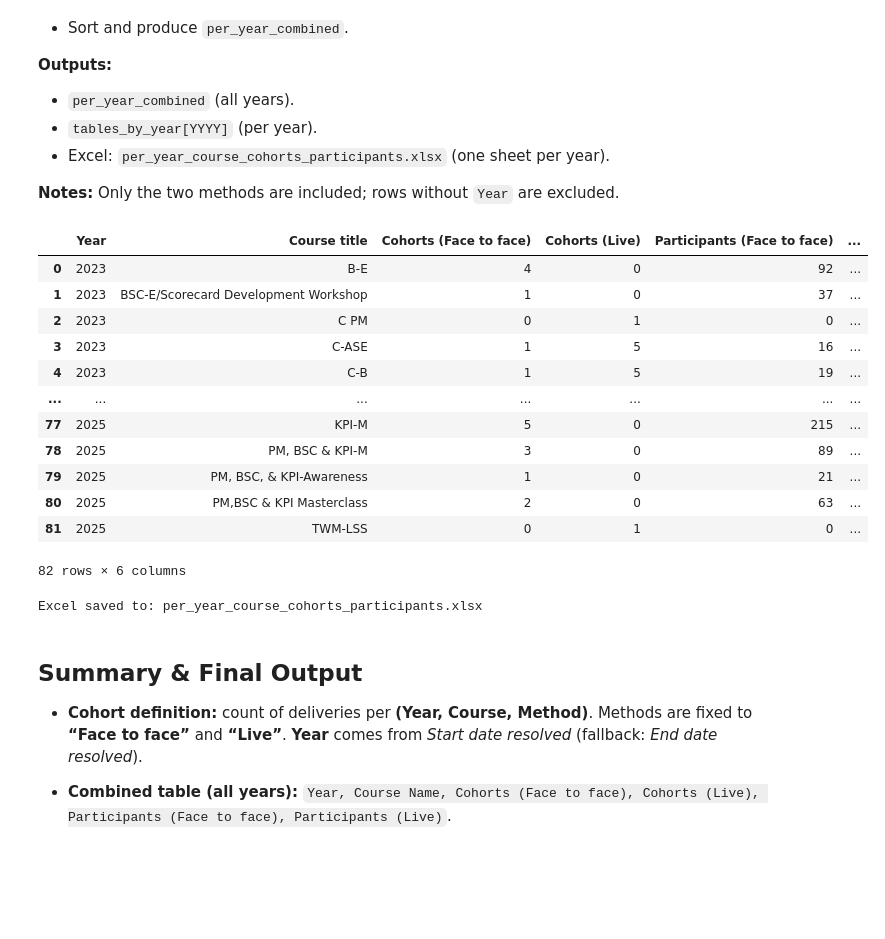
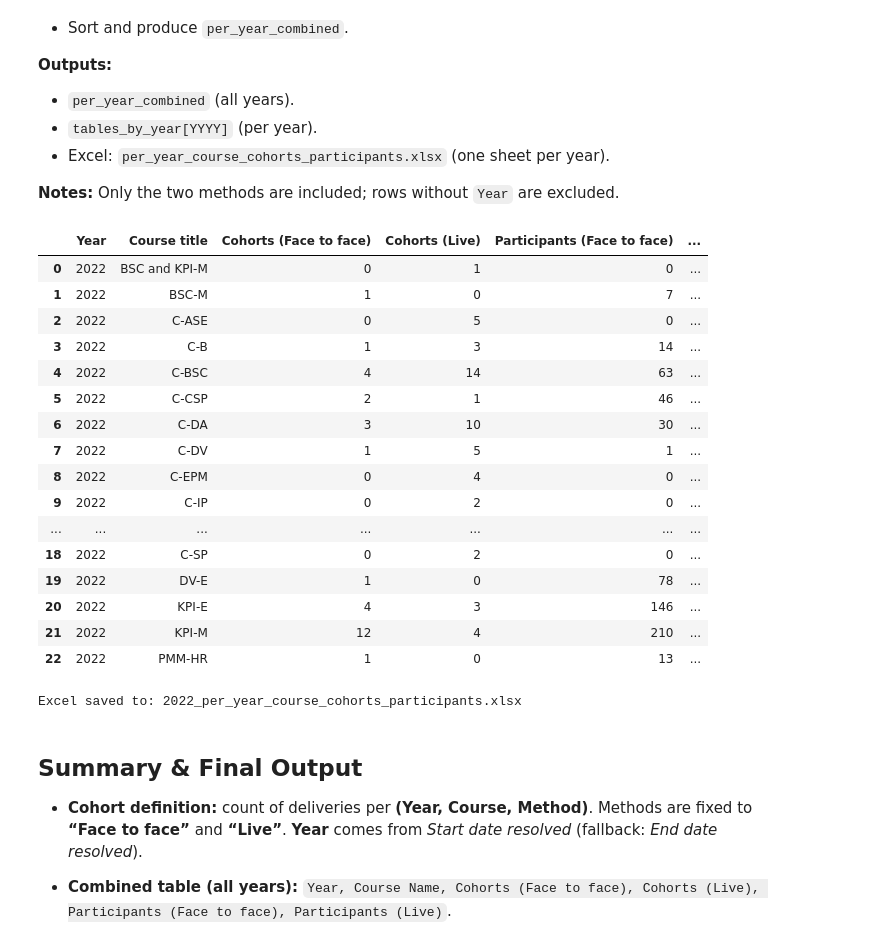
Before and after one commit to adamdandi/training-performance-analysis, a Jupyter notebook: 2023-2025-training-performance-analysis.ipynb, the cells around one changed output. Cells and saved outputs as stored; diff of their text form; code cells hidden in the pictures; blank space fills up the shorter version.

```diff
--- a/2023-2025-training-performance-analysis.ipynb
+++ b/2023-2025-training-performance-analysis.ipynb
@@ -152,17 +153,17 @@ course['Start date std'] = parse_dates(course['Start date'])
 course['End date std']   = parse_dates(course['End date'])
 
 # Keep ONLY rows where Start date std OR End date std is in 2023/2024/2025
-valid_years = {2023, 2024, 2025}
+valid_years = {2022}
 mask_years = (
     course['Start date std'].dt.year.isin(valid_years) |
     course['End date std'].dt.year.isin(valid_years)
 )
 course = course[mask_years].reset_index(drop=True)
-# Explicitly exclude any row where Start/End std is in 2022
-course = course[~(course['Start date std'].dt.year.eq(2022) | course['End date std'].dt.year.eq(2022))].reset_index(drop=True)
+# Explicitly exclude any row where Start/End std is in 2021
+course = course[~(course['Start date std'].dt.year.eq(2021) | course['End date std'].dt.year.eq(2021))].reset_index(drop=True)
 
 # (Optional) quick look
-print("Filtered rows (years 2023–2025 in Start/End std):", len(course))
+print("Filtered rows (years 2022 in Start/End std):", len(course))
 display(course.head(20))
 display(course.tail(20))
 # %% [output]
@@ -410,9 +388,9 @@ course_dedup['Duration (days)'] = (
 ).dt.days + 1
 
 # 2) Targeted flags
-#    - Duration < 1  : end before start (likely parsing/data error)
+#    - Duration < 2  : end before start (likely parsing/data error) and same date check
 #    - Duration > 15 : unusually long, needs review
-suspicious_mask = (course_dedup['Duration (days)'] < 1) | (course_dedup['Duration (days)'] > 15)
+suspicious_mask = (course_dedup['Duration (days)'] < 2) | (course_dedup['Duration (days)'] > 15)
 
 # 3) Clear outputs
 #    a) Rows with unparsed dates (either std date is NaT)
@@ -436,7 +414,7 @@ suspicious_count = suspicious_mask.sum()
 
 print(f"Total rows (dedup): {rows_total}")
 print(f"Rows with unparsed dates (NaT): {nat_count}")
-print(f"Rows with suspicious durations (<1 or >15 days): {suspicious_count}\n")
+print(f"Rows with suspicious durations (<2 or >15 days): {suspicious_count}\n")
 
 print(" ROWS WITH SUSPICIOUS DURATION ")
 display(suspicious_table)
@@ -615,14 +581,17 @@ Such cases often mean the **end date is earlier than the start date**, indicatin
 Detect rows where **date parsing failed**, resulting in `NaT` (*Not a Time*) values.
 These records represent **invalid or unreadable date formats** that require manual review or correction.
 # %%
+# Allow full row display
+pd.set_option('display.max_rows', None)
+
 #  Main Logic: Filter for remaining problematic rows
 
 # 1. Filter for courses with unusually long durations
 long_duration_mask = resolved_table['Duration resolved (days)'] > 15
 long_duration_table = resolved_table[long_duration_mask]
 
-# 2. Filter for courses with illogical durations (less than 1 day)
-short_duration_mask = resolved_table['Duration resolved (days)'] < 1
+# 2. Filter for courses with illogical durations (less than 1 day and same date check)
+short_duration_mask = resolved_table['Duration resolved (days)'] < 2
 short_duration_table = resolved_table[short_duration_mask]
 
 # 3. Define columns for a clean, consistent view
@@ -1045,47 +971,51 @@ per_year_combined = wide[
 # Show the combined table (nicely in notebooks)
 display(per_year_combined)
 
 # 6) Split into separate tables per year (drop the Year column inside each sheet)
 tables_by_year = {
     int(year): sub.drop(columns="Year").reset_index(drop=True)
     for year, sub in per_year_combined.groupby("Year", dropna=False)
 }
 
 # Example: access a specific year's table
 # display(tables_by_year[2023].head())
 
 # 7) Write to Excel with one sheet per year (sheet name = the year)
 #    If you only want exactly 3 sheets, see the commented block below.
-out_path = "per_year_course_cohorts_participants.xlsx"
+out_path = "2022_per_year_course_cohorts_participants.xlsx"
 with pd.ExcelWriter(out_path) as writer:
     for year in sorted(tables_by_year):
         sheet_name = f"{year}"
         tables_by_year[year].to_excel(writer, sheet_name=sheet_name, index=False)
 
 print(f"Excel saved to: {out_path}")
 
 # --- If you specifically want only 3 sheets (e.g., first three chronological years), use this instead:
 # first_three_years = sorted(tables_by_year)[:3]
 # out_path_3 = "per_year_course_cohorts_participants_first3.xlsx"
 # with pd.ExcelWriter(out_path_3) as writer:
 #     for year in first_three_years:
 #         tables_by_year[year].to_excel(writer, sheet_name=str(year), index=False)
 # print(f"Excel (first 3 years) saved to: {out_path_3}")
 # %% [output]
 |  | Year | Course title | Cohorts (Face to face) | Cohorts (Live) | Participants (Face to face) | ... |
-| 0 | 2023 | B-E | 4 | 0 | 92 | ... |
-| 1 | 2023 | BSC-E/Scorecard Development Workshop | 1 | 0 | 37 | ... |
-| 2 | 2023 | C PM | 0 | 1 | 0 | ... |
-| 3 | 2023 | C-ASE | 1 | 5 | 16 | ... |
-| 4 | 2023 | C-B | 1 | 5 | 19 | ... |
+| 0 | 2022 | BSC and KPI-M | 0 | 1 | 0 | ... |
+| 1 | 2022 | BSC-M | 1 | 0 | 7 | ... |
+| 2 | 2022 | C-ASE | 0 | 5 | 0 | ... |
+| 3 | 2022 | C-B | 1 | 3 | 14 | ... |
+| 4 | 2022 | C-BSC | 4 | 14 | 63 | ... |
+| 5 | 2022 | C-CSP | 2 | 1 | 46 | ... |
+| 6 | 2022 | C-DA | 3 | 10 | 30 | ... |
+| 7 | 2022 | C-DV | 1 | 5 | 1 | ... |
+| 8 | 2022 | C-EPM | 0 | 4 | 0 | ... |
+| 9 | 2022 | C-IP | 0 | 2 | 0 | ... |
 | ... | ... | ... | ... | ... | ... | ... |
-| 77 | 2025 | KPI-M | 5 | 0 | 215 | ... |
-| 78 | 2025 | PM, BSC & KPI-M | 3 | 0 | 89 | ... |
-| 79 | 2025 | PM, BSC, & KPI-Awareness | 1 | 0 | 21 | ... |
-| 80 | 2025 | PM,BSC & KPI Masterclass | 2 | 0 | 63 | ... |
-| 81 | 2025 | TWM-LSS | 0 | 1 | 0 | ... |
+| 18 | 2022 | C-SP | 0 | 2 | 0 | ... |
+| 19 | 2022 | DV-E | 1 | 0 | 78 | ... |
+| 20 | 2022 | KPI-E | 4 | 3 | 146 | ... |
+| 21 | 2022 | KPI-M | 12 | 4 | 210 | ... |
+| 22 | 2022 | PMM-HR | 1 | 0 | 13 | ... |
-82 rows × 6 columns
+Excel saved to: 2022_per_year_course_cohorts_participants.xlsx
-Excel saved to: per_year_course_cohorts_participants.xlsx
 # %% [markdown]
 ## Summary & Final Output
 
```
Also changed, not shown: parts of 21 cells of this notebook.
